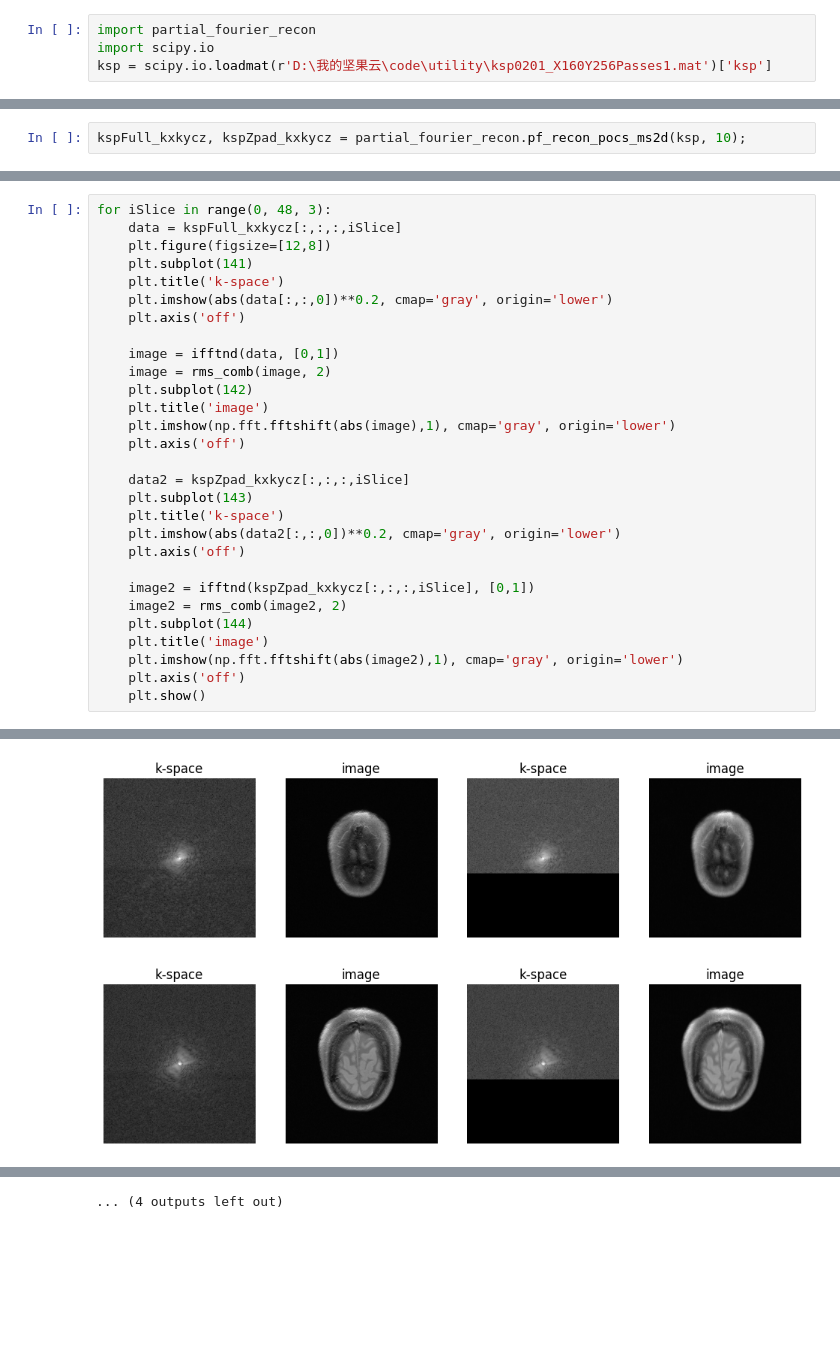
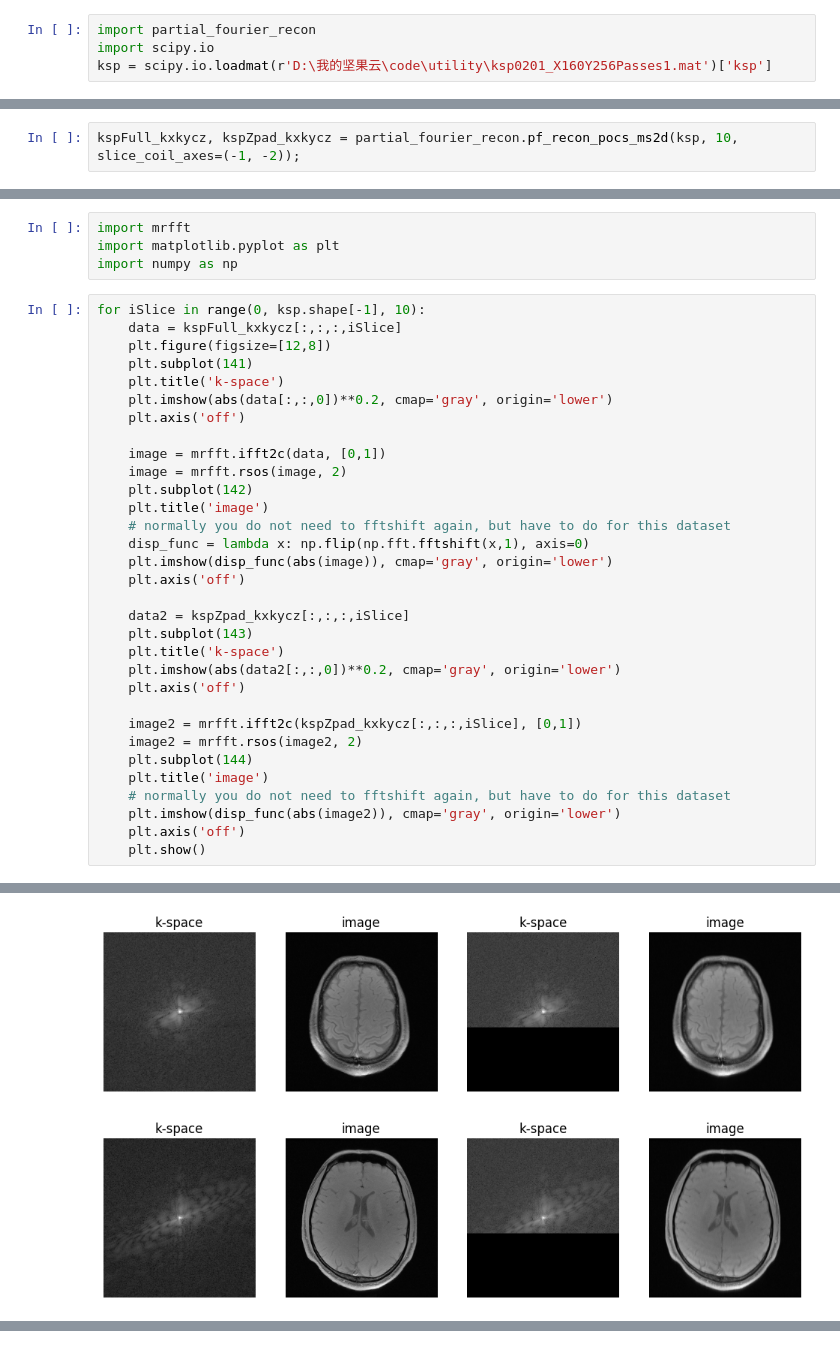
Before and after one commit to mylyu/pymrghost, a Jupyter notebook: partial_fourier_recon.ipynb, the cells around one changed output, grey strips where cells are left out. Drawn from its saved outputs; the diff is of its cells as text; blank space fills up the shorter version.

Commit message:
axis option for pf recon
axis option for pf recon
tqdm progress bar

```diff
--- a/partial_fourier_recon.ipynb
+++ b/partial_fourier_recon.ipynb
@@ -5,4 +9,4 @@ ksp = scipy.io.loadmat(r'D:\我的坚果云\code\utility\ksp0201_X160Y256Passes1
 # %%
-kspFull_kxkycz, kspZpad_kxkycz = partial_fourier_recon.pf_recon_pocs_ms2d(ksp, 10);
+kspFull_kxkycz, kspZpad_kxkycz = partial_fourier_recon.pf_recon_pocs_ms2d(ksp, 10, slice_coil_axes=(-1, -2));
 # %% [output]
 auto detect peak at 26; full Nx is 268
@@ -41,5 +13,9 @@ def rms_comb(sig, axis=1):
+# %%
+import mrfft
+import matplotlib.pyplot as plt
+import numpy as np
 # %%
-for iSlice in range(0, 48, 3):
+for iSlice in range(0, ksp.shape[-1], 10):
     data = kspFull_kxkycz[:,:,:,iSlice]
     plt.figure(figsize=[12,8])
     plt.subplot(141)
@@ -47,11 +23,13 @@ for iSlice in range(0, 48, 3):
     plt.imshow(abs(data[:,:,0])**0.2, cmap='gray', origin='lower')
     plt.axis('off')
 
-    image = ifftnd(data, [0,1])
-    image = rms_comb(image, 2)
+    image = mrfft.ifft2c(data, [0,1])
+    image = mrfft.rsos(image, 2)
     plt.subplot(142)
     plt.title('image')
-    plt.imshow(np.fft.fftshift(abs(image),1), cmap='gray', origin='lower')
+    # normally you do not need to fftshift again, but have to do for this dataset
+    disp_func = lambda x: np.flip(np.fft.fftshift(x,1), axis=0)
+    plt.imshow(disp_func(abs(image)), cmap='gray', origin='lower')
     plt.axis('off')
 
     data2 = kspZpad_kxkycz[:,:,:,iSlice]
@@ -60,11 +38,12 @@ for iSlice in range(0, 48, 3):
     plt.imshow(abs(data2[:,:,0])**0.2, cmap='gray', origin='lower')
     plt.axis('off')
 
-    image2 = ifftnd(kspZpad_kxkycz[:,:,:,iSlice], [0,1])
-    image2 = rms_comb(image2, 2)
+    image2 = mrfft.ifft2c(kspZpad_kxkycz[:,:,:,iSlice], [0,1])
+    image2 = mrfft.rsos(image2, 2)
     plt.subplot(144)
     plt.title('image')
-    plt.imshow(np.fft.fftshift(abs(image2),1), cmap='gray', origin='lower')
+    # normally you do not need to fftshift again, but have to do for this dataset
+    plt.imshow(disp_func(abs(image2)), cmap='gray', origin='lower')
     plt.axis('off')
     plt.show()
 # %% [output]
@@ -72,2 +51,2 @@ for iSlice in range(0, 48, 3):
-[figure, old version]
+[figure, new version]
-[figure, old version]
+[figure, new version]
@@ -83 +54,0 @@ for iSlice in range(0, 48, 3):
-... (4 outputs left out)
```
Also changed, not shown: parts of 4 cells of this notebook, 5 other files.
